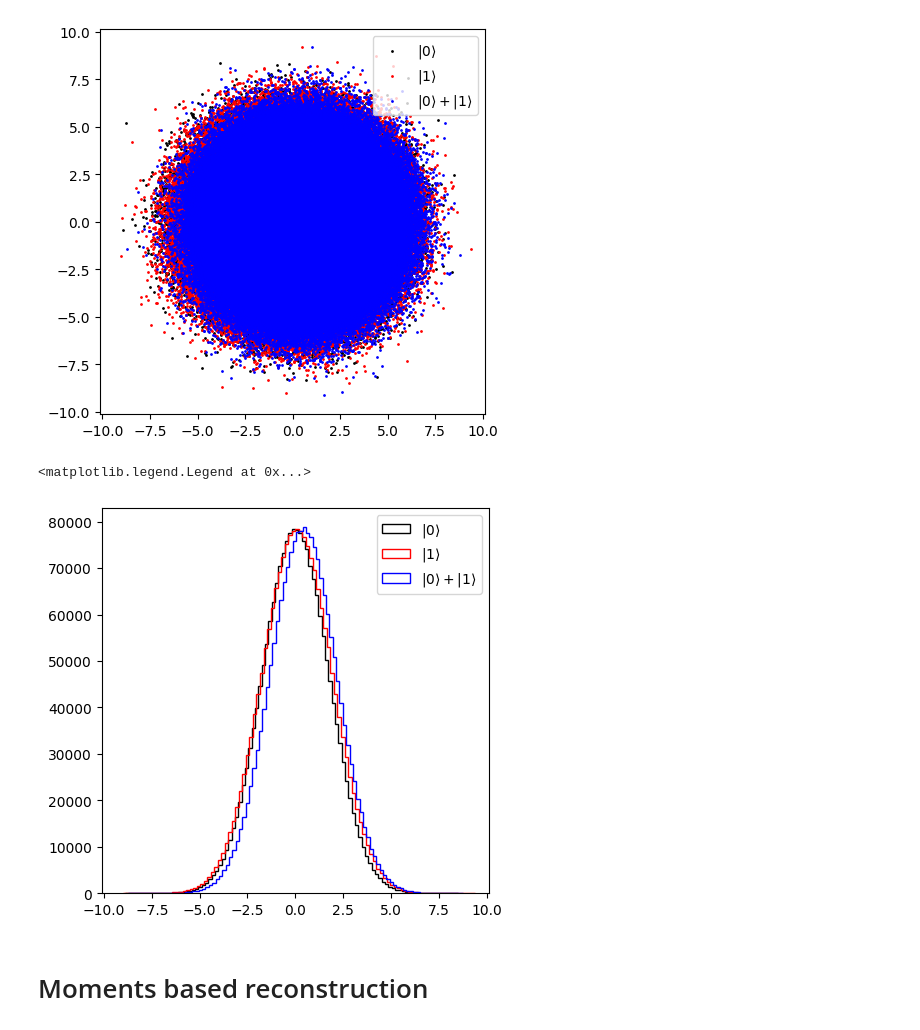
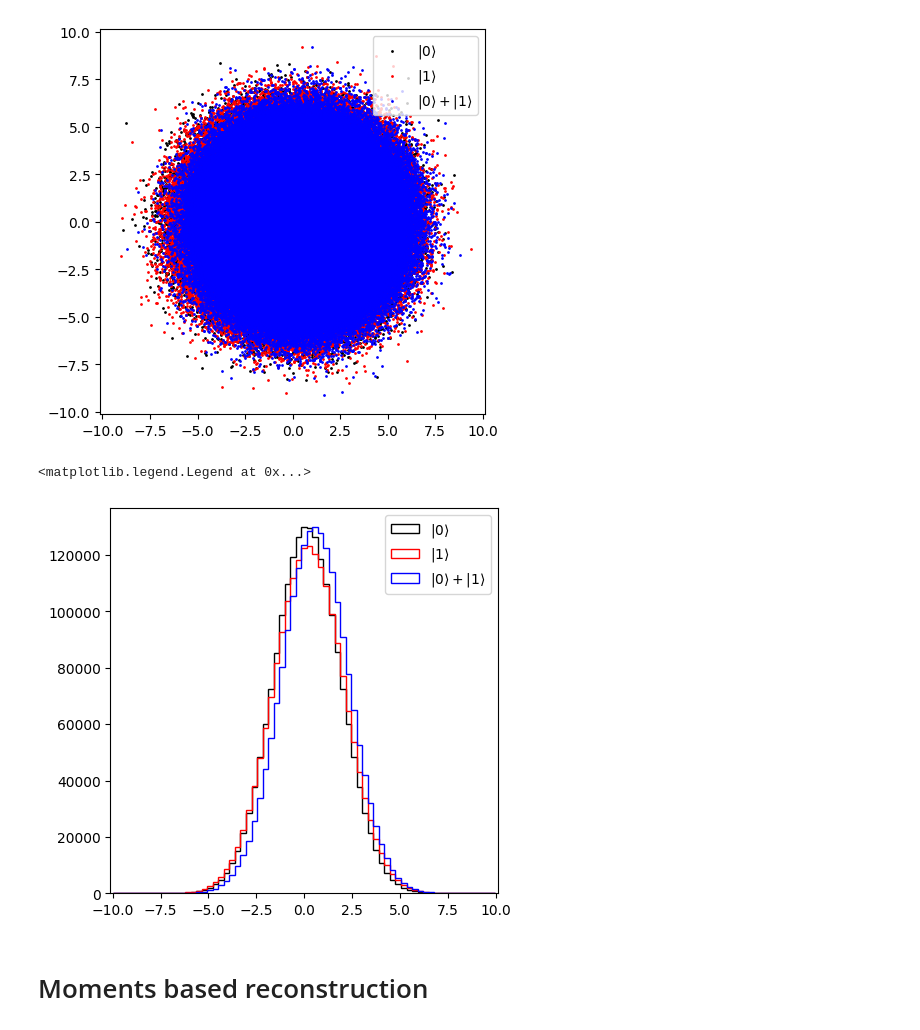
Before and after one commit to dlabranc/StateTomography, a Jupyter notebook: Notebooks/ReconstructionData.ipynb, the cells around one changed output. Cells and saved outputs as stored; diff of their text form; code cells hidden in the pictures.

```diff
--- a/Notebooks/ReconstructionData.ipynb
+++ b/Notebooks/ReconstructionData.ipynb
@@ -36,18 +36,26 @@ ax.legend(loc='upper right')
 # %% [output]
 <matplotlib.legend.Legend at 0x...>
 [figure]
-# %%
-fig, ax = plt.subplots(figsize=(5, 5))
-ax.hist(S_vac.real, 100, label='$|0\\rangle$',edgecolor='black', facecolor=None, histtype='step')
-ax.hist(S_pi.real, 100, label='$|1\\rangle$', edgecolor='red', facecolor=None, histtype='step')
-ax.hist(S_pi_half.real, 100, label='$|0\\rangle + |1\\rangle$', edgecolor='blue', facecolor=None, histtype='step')
-
-ax.set_xlim([-2*N0, 2*N0])
-
-ax.legend(loc='best')
-# %% [output]
-<matplotlib.legend.Legend at 0x...>
-[figure, removed]
+# %%
+fig, ax = plt.subplots(figsize=(5, 5))
+bins=70
+hist_vac, x_e, y_e = np.histogram2d(S_vac.real, S_vac.imag, bins=bins, range=[[-2*N0, 2*N0], [-2*N0, 2*N0]])
+hist_pi, x_e, y_e = np.histogram2d(S_pi.real, S_pi.imag, bins=bins, range=[[-2*N0, 2*N0], [-2*N0, 2*N0]])
+hist_pi_half, x_e, y_e = np.histogram2d(S_pi_half.real, S_pi_half.imag, bins=bins, range=[[-2*N0, 2*N0], [-2*N0, 2*N0]])
+x, y = [x_e[i]/2 + x_e[i+1]/2 for i in range(len(x_e)-1)], [y_e[i]/2 + y_e[i+1]/2 for i in range(len(y_e)-1)]
+
+ax.hist(x, x, weights=np.sum(hist_vac, axis=1), label='$|0\\rangle$',edgecolor='black', facecolor=None, histtype='step')
+ax.hist(x, x, weights=np.sum(hist_pi, axis=1), label='$|1\\rangle$', edgecolor='red', facecolor=None, histtype='step')
+ax.hist(x, x, weights=np.sum(hist_pi_half, axis=1), label='$|0\\rangle + |1\\rangle$', edgecolor='blue', facecolor=None, histtype='step')
+# ax.hist(S_pi.real, bins, label='$|1\\rangle$', edgecolor='red', facecolor=None, histtype='step')
+# ax.hist(S_pi_half.real, bins, label='$|0\\rangle + |1\\rangle$', edgecolor='blue', facecolor=None, histtype='step')
+
+ax.set_xlim([-2*N0, 2*N0])
+
+ax.legend(loc='best')
+# %% [output]
+<matplotlib.legend.Legend at 0x...>
+[figure, added]
 # %% [markdown]
 # Moments based reconstruction
 # %%
```
Also changed, not shown: parts of 13 cells of this notebook, 3 other files.
